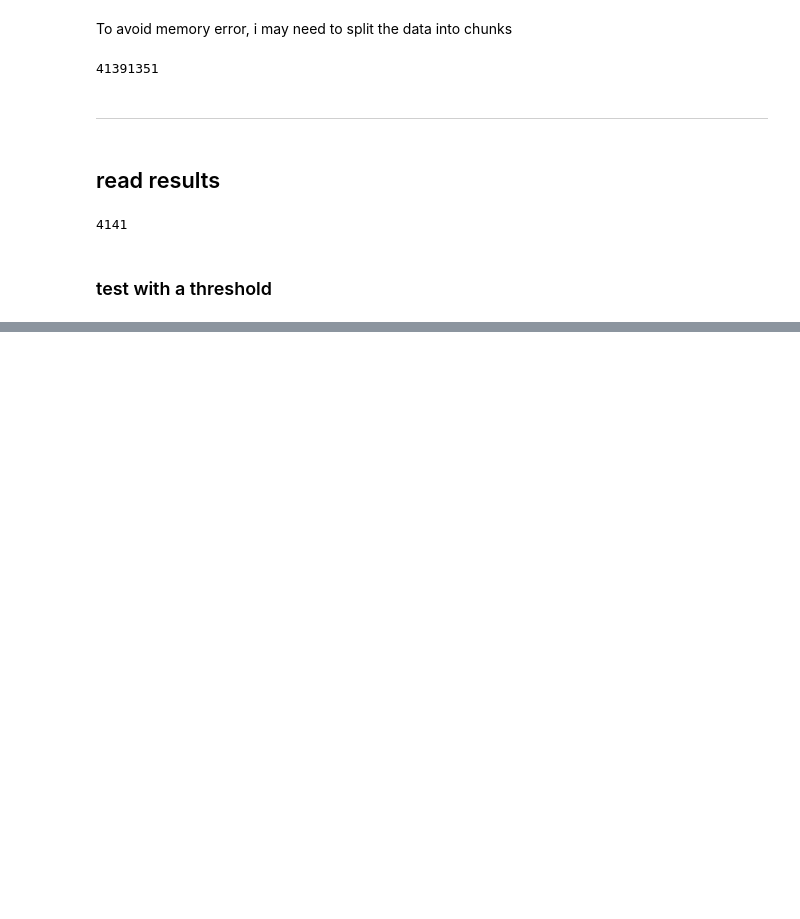
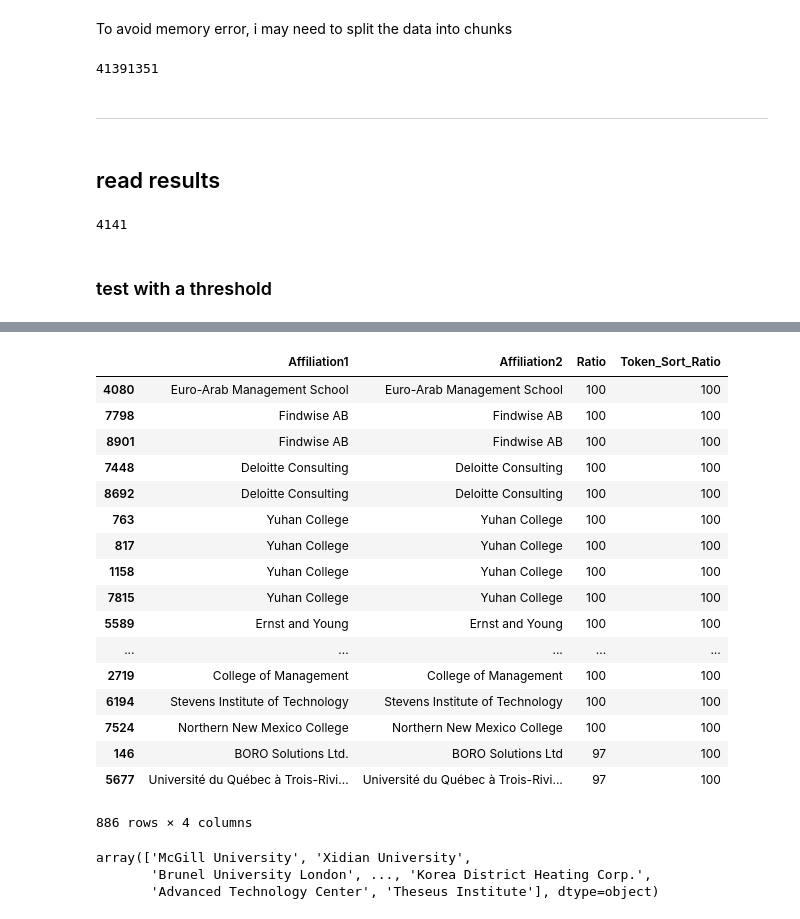
Before and after one commit to yihuiwang96/ais, a Jupyter notebook: duplicate_affiliation.ipynb, the cells around one changed output, grey strips where cells are left out. Saved outputs shown, nothing was run; the diff lists cells and outputs as text; code cells hidden in the pictures; blank space fills up the shorter version.

```diff
--- a/duplicate_affiliation.ipynb
+++ b/duplicate_affiliation.ipynb
@@ -192,0 +264,23 @@ to be continued
+# %%
+df_same = df_aff_90[df_aff_90['Token_Sort_Ratio'] ==100]
+# %%
+df_same
+# %% [output]
+|  | Affiliation1 | Affiliation2 | Ratio | Token_Sort_Ratio |
+| 4080 | Euro-Arab Management School | Euro-Arab Management School | 100 | 100 |
+| 7798 | Findwise AB | Findwise AB | 100 | 100 |
+| 8901 | Findwise AB | Findwise AB | 100 | 100 |
+| 7448 | Deloitte Consulting | Deloitte Consulting | 100 | 100 |
+| 8692 | Deloitte Consulting | Deloitte Consulting | 100 | 100 |
+| 763 | Yuhan College | Yuhan College | 100 | 100 |
+| 817 | Yuhan College | Yuhan College | 100 | 100 |
+| 1158 | Yuhan College | Yuhan College | 100 | 100 |
+| 7815 | Yuhan College | Yuhan College | 100 | 100 |
+| 5589 | Ernst and Young | Ernst and Young | 100 | 100 |
+| ... | ... | ... | ... | ... |
+| 2719 | College of Management | College of Management | 100 | 100 |
+| 6194 | Stevens Institute of Technology | Stevens Institute of Technology | 100 | 100 |
+| 7524 | Northern New Mexico College | Northern New Mexico College | 100 | 100 |
+| 146 | BORO Solutions Ltd. | BORO Solutions Ltd | 97 | 100 |
+| 5677 | Université du Québec à Trois-Rivi... | Université du Québec à Trois-Rivi... | 97 | 100 |
+886 rows × 4 columns
@@ -192,0 +289,6 @@ to be continued
+# %%
+df_aff
+# %% [output]
+array(['McGill University', 'Xidian University',
+       'Brunel University London', ..., 'Korea District Heating Corp.',
+       'Advanced Technology Center', 'Theseus Institute'], dtype=object)
```
Also changed, not shown: parts of 38 cells of this notebook, 2 other files.
